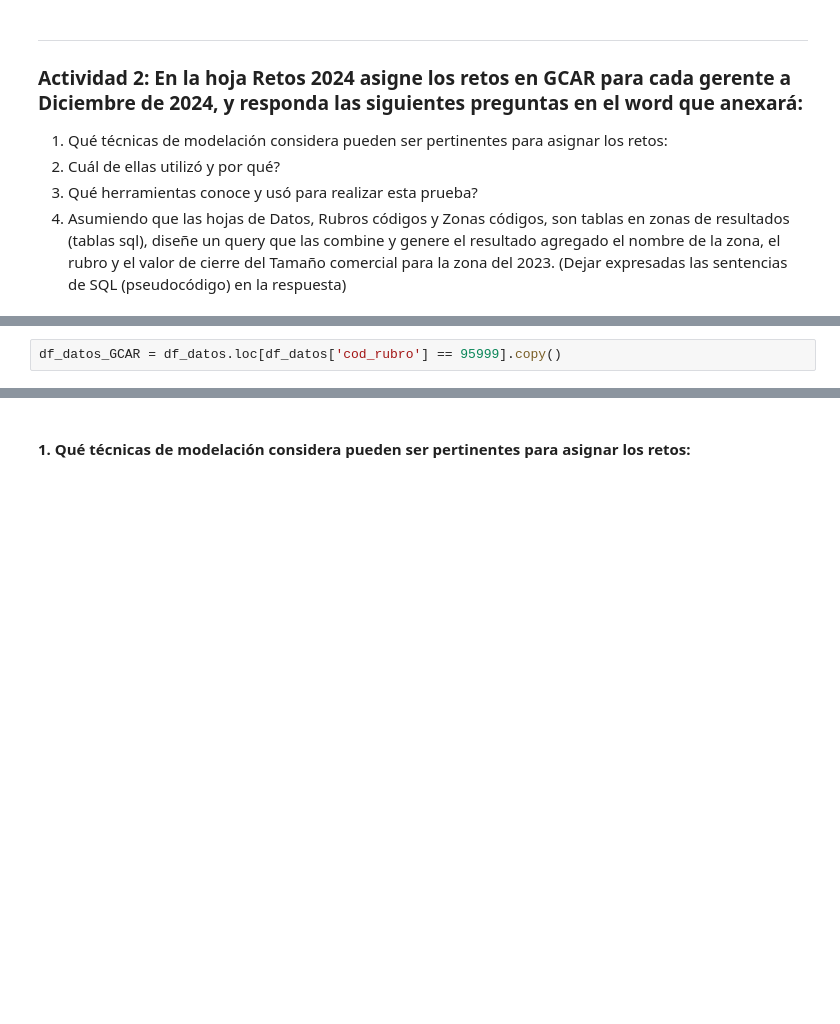
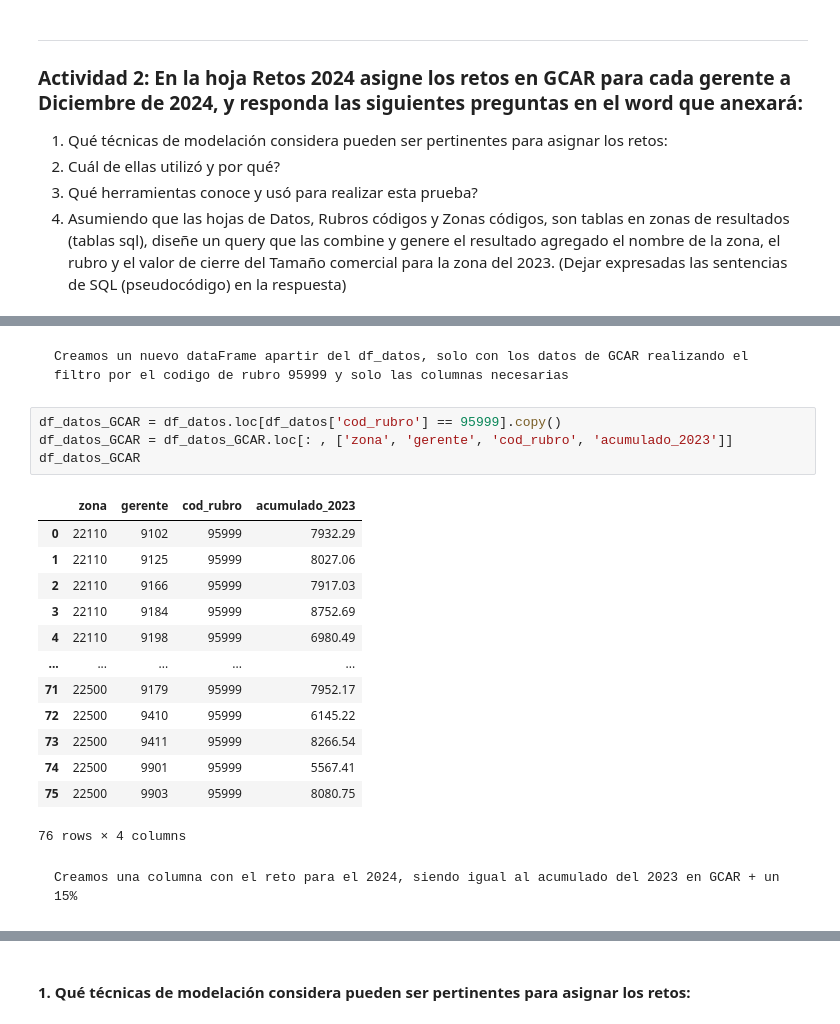
Before and after one commit to EdissonPO/prueba_tecnica_analitico, a Jupyter notebook: notebook.ipynb, the cells around one changed output, grey strips where cells are left out. Drawn from its saved outputs; the diff is of its cells as text; blank space fills up the shorter version.

```diff
--- a/notebook.ipynb
+++ b/notebook.ipynb
@@ -188,4 +203,24 @@ NameError: name 'pd' is not defined
+# %% [markdown]
+    Creamos un nuevo dataFrame apartir del df_datos, solo con los datos de GCAR realizando el filtro por el codigo de rubro 95999 y solo las columnas necesarias
 # %%
 df_datos_GCAR = df_datos.loc[df_datos['cod_rubro'] == 95999].copy()
+df_datos_GCAR = df_datos_GCAR.loc[: , ['zona', 'gerente', 'cod_rubro', 'acumulado_2023']]
+df_datos_GCAR
+# %% [output]
+|  | zona | gerente | cod_rubro | acumulado_2023 |
+| 0 | 22110 | 9102 | 95999 | 7932.29 |
+| 1 | 22110 | 9125 | 95999 | 8027.06 |
+| 2 | 22110 | 9166 | 95999 | 7917.03 |
+| 3 | 22110 | 9184 | 95999 | 8752.69 |
+| 4 | 22110 | 9198 | 95999 | 6980.49 |
+| ... | ... | ... | ... | ... |
+| 71 | 22500 | 9179 | 95999 | 7952.17 |
+| 72 | 22500 | 9410 | 95999 | 6145.22 |
+| 73 | 22500 | 9411 | 95999 | 8266.54 |
+| 74 | 22500 | 9901 | 95999 | 5567.41 |
+| 75 | 22500 | 9903 | 95999 | 8080.75 |
+76 rows × 4 columns
+# %% [markdown]
+    Creamos una columna con el reto para el 2024, siendo igual al acumulado del 2023 en GCAR + un 15%
 # %%
 df_datos_GCAR['GCAR 2024'] = df_datos_GCAR['acumulado_2023'] * 1.15
```
Also changed, not shown: parts of 35 cells of this notebook, 2 other files.
